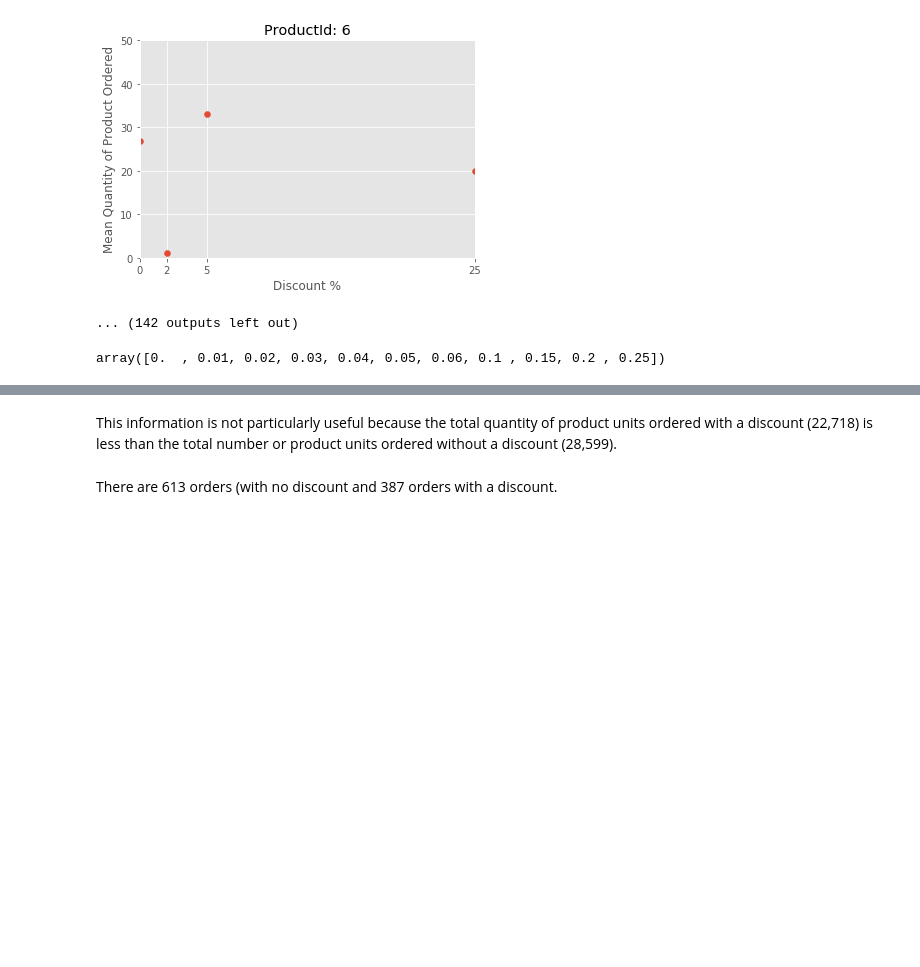
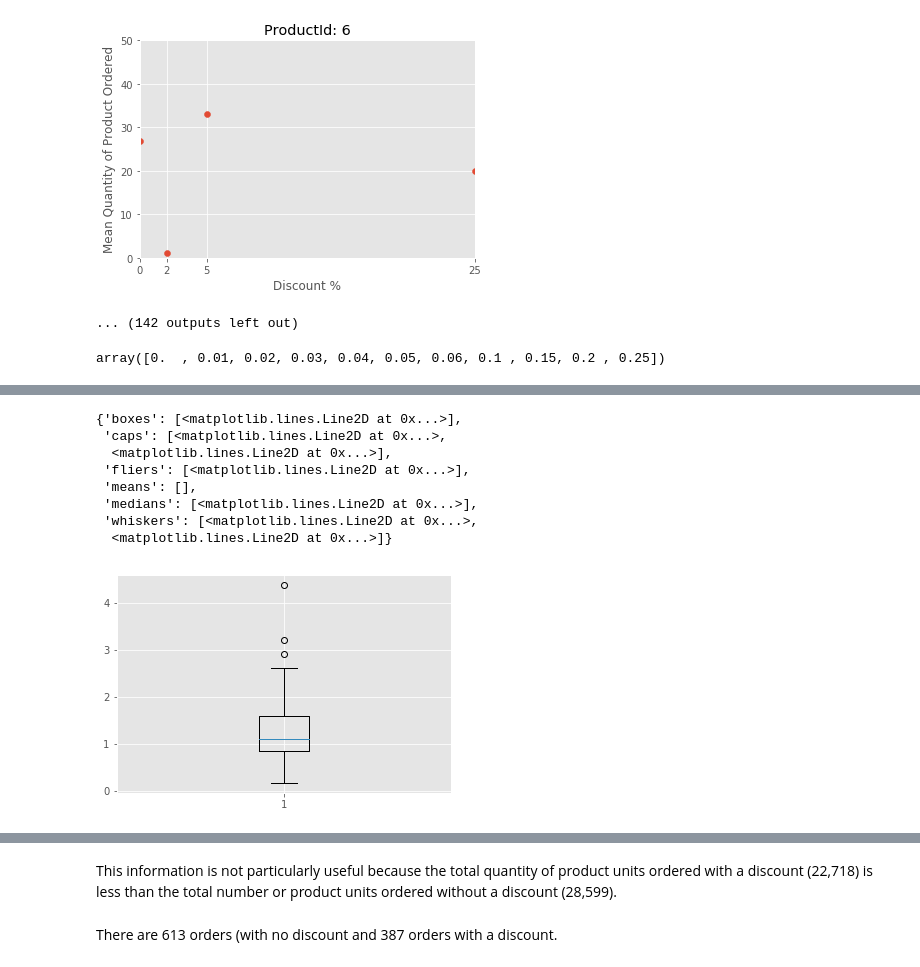
Before and after one commit to giorosati/dsc-2-final-project-online-ds-pt-100118, a Jupyter notebook: module2project.ipynb, the cells around one changed output, grey strips where cells are left out. Drawn from its saved outputs; the diff is of its cells as text; code cells hidden in the pictures; blank space fills up the shorter version.

Commit message:
boxplots per discount level completed

```diff
--- a/module2project.ipynb
+++ b/module2project.ipynb
@@ -1251,0 +1185,26 @@ new_df.head()
+# %%
+prior_index = 0
+pct_change_column = []
+for i, row in mean_quantity_per_discount.iterrows():
+    print("working on product: ", row['ProductId'])
+    current_index = i
+    print("current index: ", i)
+    if i == 0:   #first row of dataframe
+        denominator = row['Quantity']
+        pct_change_column.append(0)
+        print("no prior index, denominator set to: ", denominator)
+
+    else:
+        prior_index = i-1
+        #check to make sure this line is the same product
+        if mean_quantity_per_discount.iloc[current_index]['ProductId'] ==
+        mean_quantity_per_discount.iloc[prior_index]['ProductId']:
+            pct_change_column.append(row['Quantity'] / denominator)
+            # this was not changing the value in the dataframe because I'm working on a copy of it
+#             mean_quantity_per_discount.iloc[current_index]['%_change'] = row['Quantity'] / denominator
+            print("prior index, %_change set to: ", row['Quantity'] / denominator)
+        else:
+            #when this line is a new product, set a new denominator, make %_change value zero
+            denominator = row['Quantity']
+            pct_change_column.append(0)
+            print('new product, denominator set to: ', denominator)
@@ -1251,0 +1237,3 @@ new_df.head()
+# %%
+mean_quantity_per_discount['%_change'] = pct_change_column
+# df['a'] = df['a'].map(lambda a: a / 2.)
@@ -1251,0 +1290,3 @@ new_df.head()
+# %%
+five_percent = mean_quantity_per_discount[mean_quantity_per_discount['Discount'] == .05]['%_change']
+five_percent.describe()
@@ -1251,0 +1303,13 @@ new_df.head()
+# %%
+# look at a boxplot
+plt.boxplot(five_percent)
+# %% [output]
+{'boxes': [<matplotlib.lines.Line2D at 0x...>],
+ 'caps': [<matplotlib.lines.Line2D at 0x...>,
+  <matplotlib.lines.Line2D at 0x...>],
+ 'fliers': [<matplotlib.lines.Line2D at 0x...>],
+ 'means': [],
+ 'medians': [<matplotlib.lines.Line2D at 0x...>],
+ 'whiskers': [<matplotlib.lines.Line2D at 0x...>,
+  <matplotlib.lines.Line2D at 0x...>]}
+[figure, added]
```
Also changed, not shown: parts of 13 cells of this notebook.
